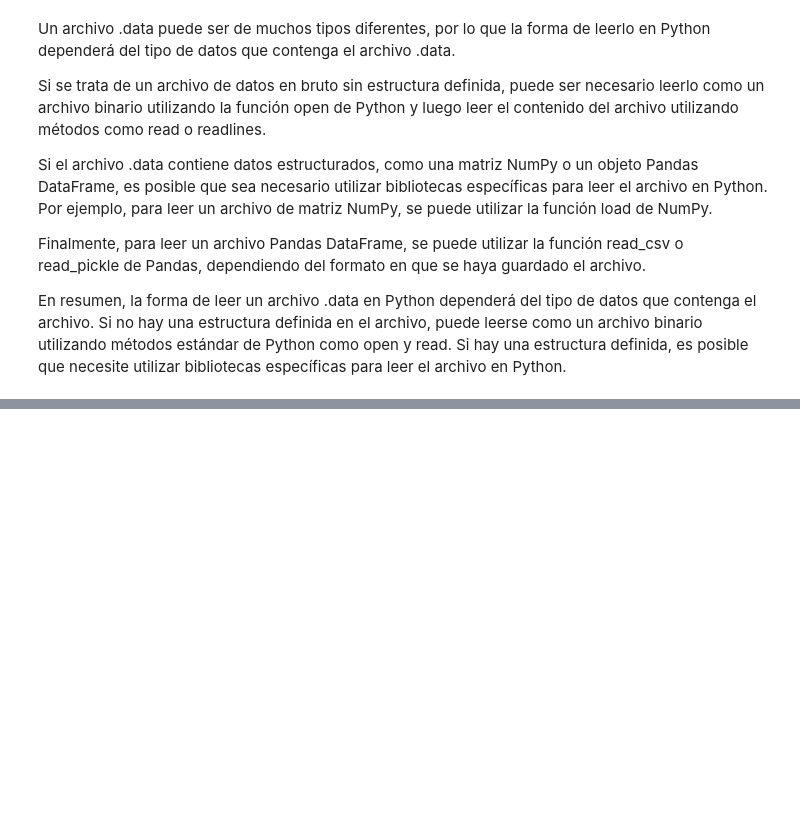
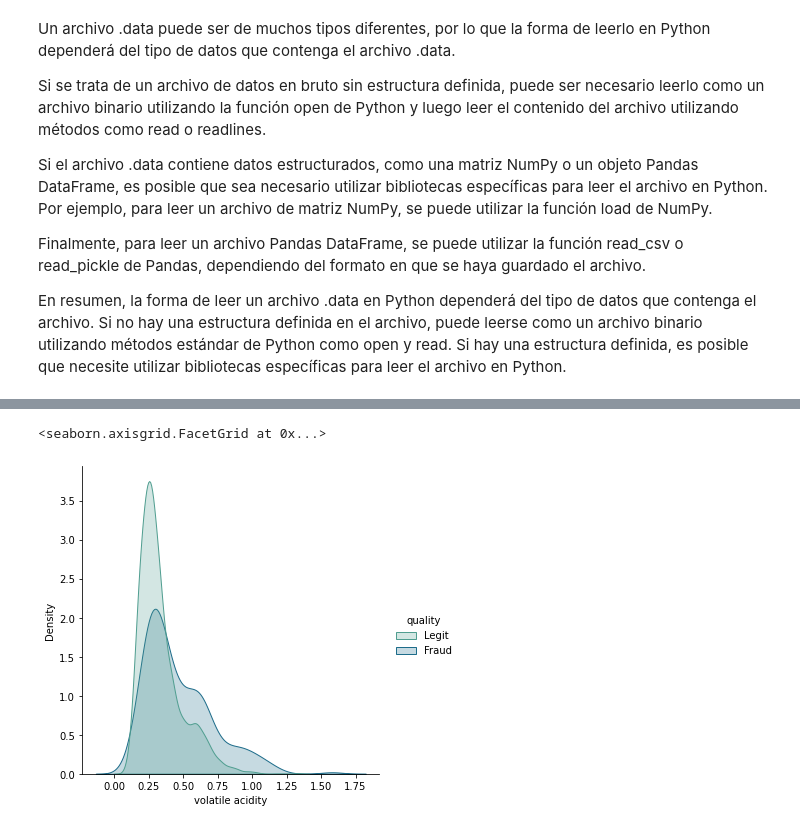
Before and after one commit to SantiagoTaracena01/data-mining-lab-03, a Jupyter notebook: src/main.ipynb, the cells around one changed output, grey strips where cells are left out. Saved outputs shown, nothing was run; the diff lists cells and outputs as text; code cells hidden in the pictures; blank space fills up the shorter version.

```diff
--- a/src/main.ipynb
+++ b/src/main.ipynb
@@ -30,0 +95,5 @@ En resumen, la forma de leer un archivo .data en Python dependerá del tipo de d
+# %%
+sns.displot(data=data, x="volatile acidity", hue="quality", kind="kde", fill=True, common_norm=False, palette="crest")
+# %% [output]
+<seaborn.axisgrid.FacetGrid at 0x...>
+[figure, added]
```
Also changed, not shown: parts of 19 cells of this notebook.
